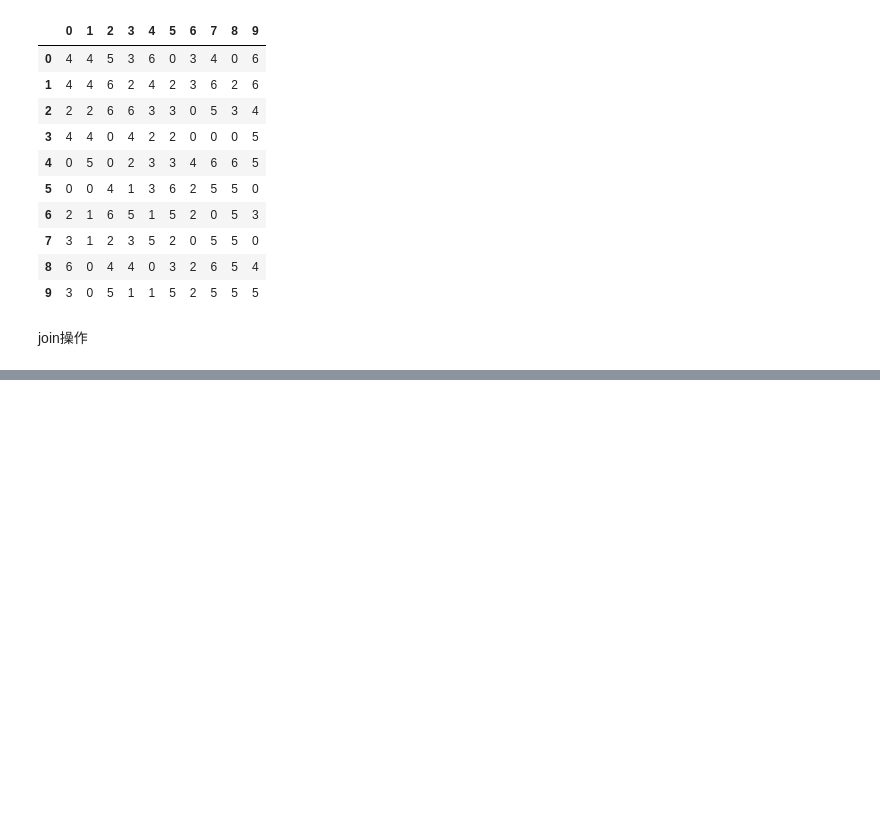
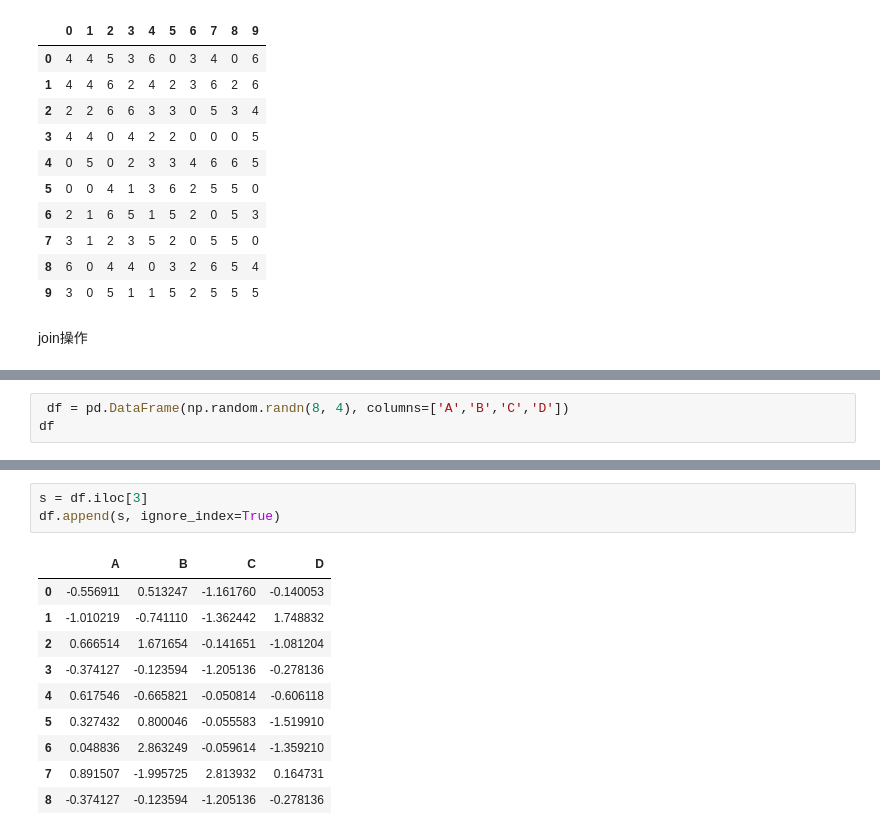
Before and after one commit to Shallwim/learningnote, a Jupyter notebook: numpy.ipynb, the cells around one changed output, grey strips where cells are left out. Saved outputs shown, nothing was run; the diff lists cells and outputs as text; blank space fills up the shorter version.

```diff
--- a/numpy.ipynb
+++ b/numpy.ipynb
@@ -613,0 +612,3 @@ pd.merge(left,right,on ='key')
+# %%
+ df = pd.DataFrame(np.random.randn(8, 4), columns=['A','B','C','D'])
+df
@@ -613,0 +625,14 @@ pd.merge(left,right,on ='key')
+# %%
+s = df.iloc[3]
+df.append(s, ignore_index=True)
+# %% [output]
+|  | A | B | C | D |
+| 0 | -0.556911 | 0.513247 | -1.161760 | -0.140053 |
+| 1 | -1.010219 | -0.741110 | -1.362442 | 1.748832 |
+| 2 | 0.666514 | 1.671654 | -0.141651 | -1.081204 |
+| 3 | -0.374127 | -0.123594 | -1.205136 | -0.278136 |
+| 4 | 0.617546 | -0.665821 | -0.050814 | -0.606118 |
+| 5 | 0.327432 | 0.800046 | -0.055583 | -1.519910 |
+| 6 | 0.048836 | 2.863249 | -0.059614 | -1.359210 |
+| 7 | 0.891507 | -1.995725 | 2.813932 | 0.164731 |
+| 8 | -0.374127 | -0.123594 | -1.205136 | -0.278136 |
```
Also changed, not shown: parts of 10 cells of this notebook.
